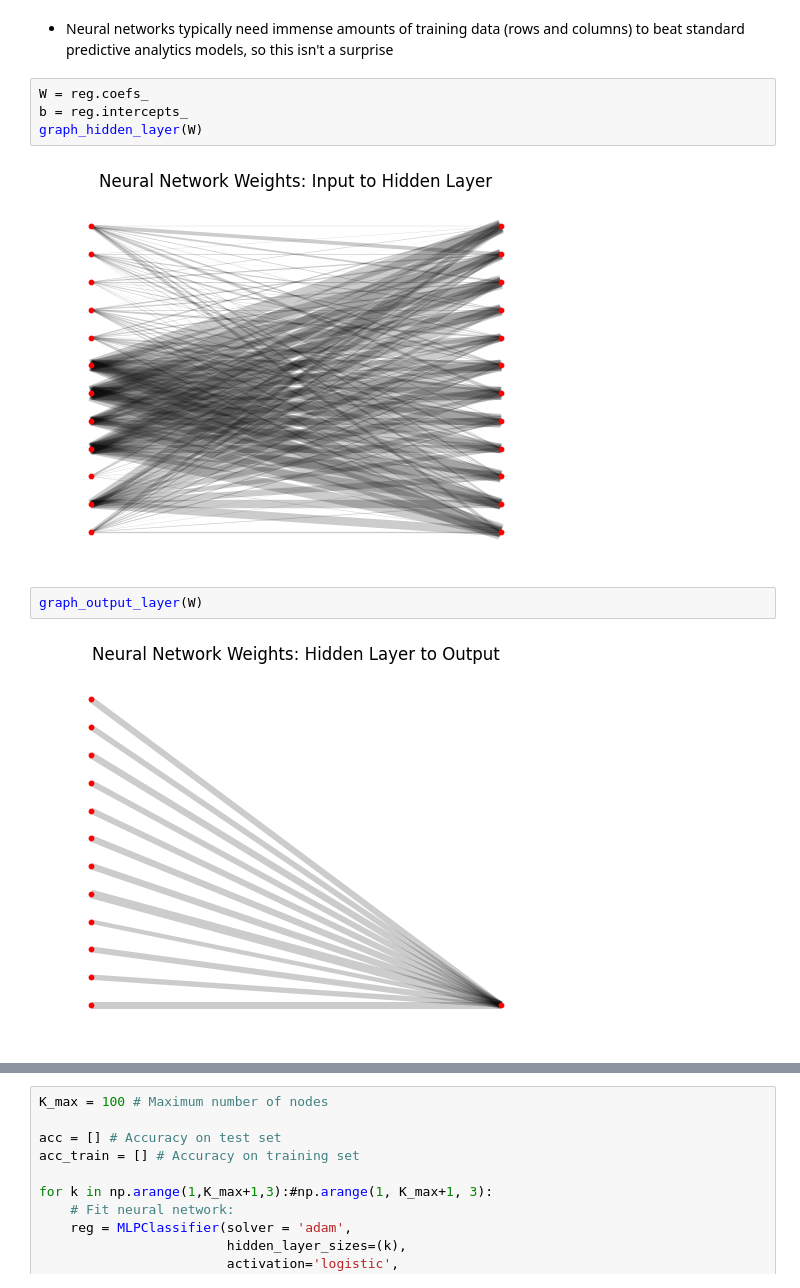
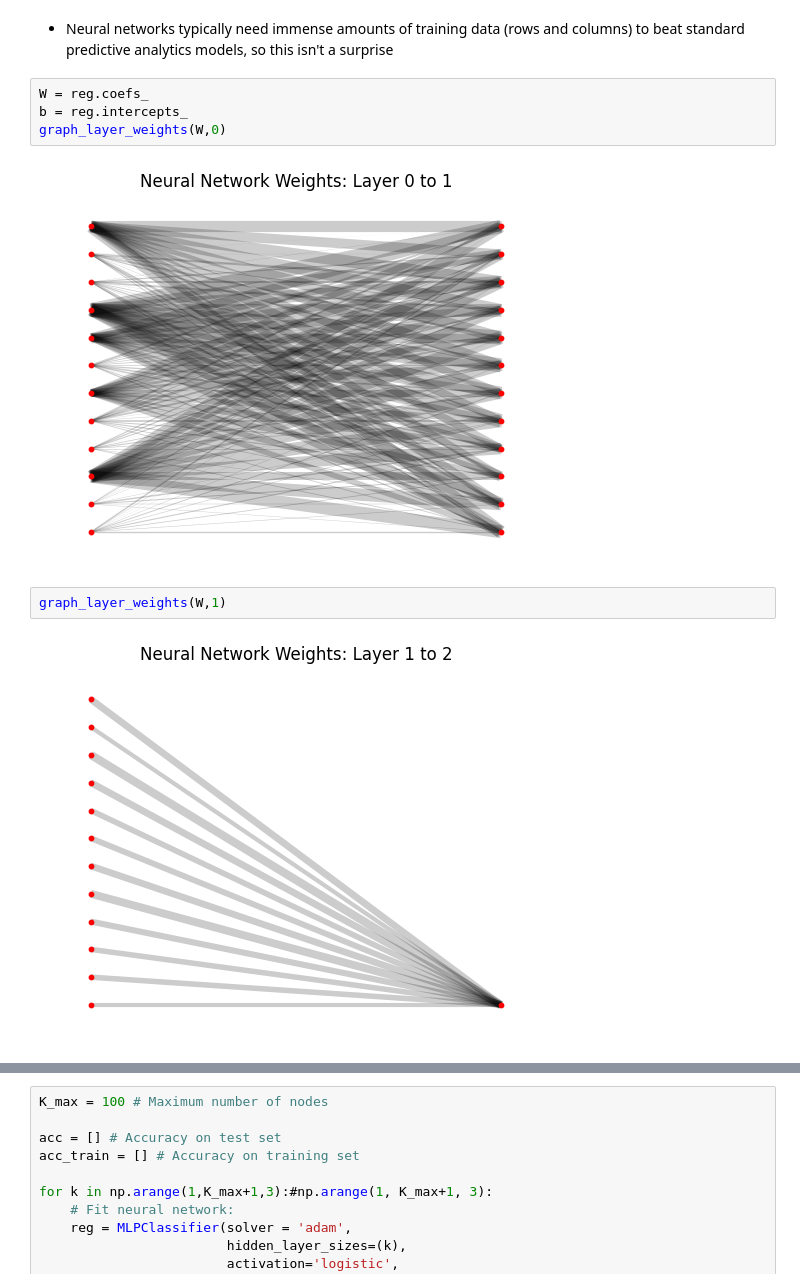
Before and after one commit to ds4e/aNN, a Jupyter notebook: neuralNetworks.ipynb, the cells around one changed output, grey strips where cells are left out. Cells and saved outputs as stored; diff of their text form.

```diff
--- a/neuralNetworks.ipynb
+++ b/neuralNetworks.ipynb
@@ -236,12 +202,12 @@ Accuracy:  0.75
 # %%
 W = reg.coefs_
 b = reg.intercepts_
-graph_hidden_layer(W)
+graph_layer_weights(W,0)
 # %% [output]
-[figure, old version]
+[figure, new version]
 # %%
-graph_output_layer(W)
+graph_layer_weights(W,1)
 # %% [output]
-[figure, old version]
+[figure, new version]
 # %%
 ## NN prediction:
```
Also changed, not shown: parts of 55 cells of this notebook.
